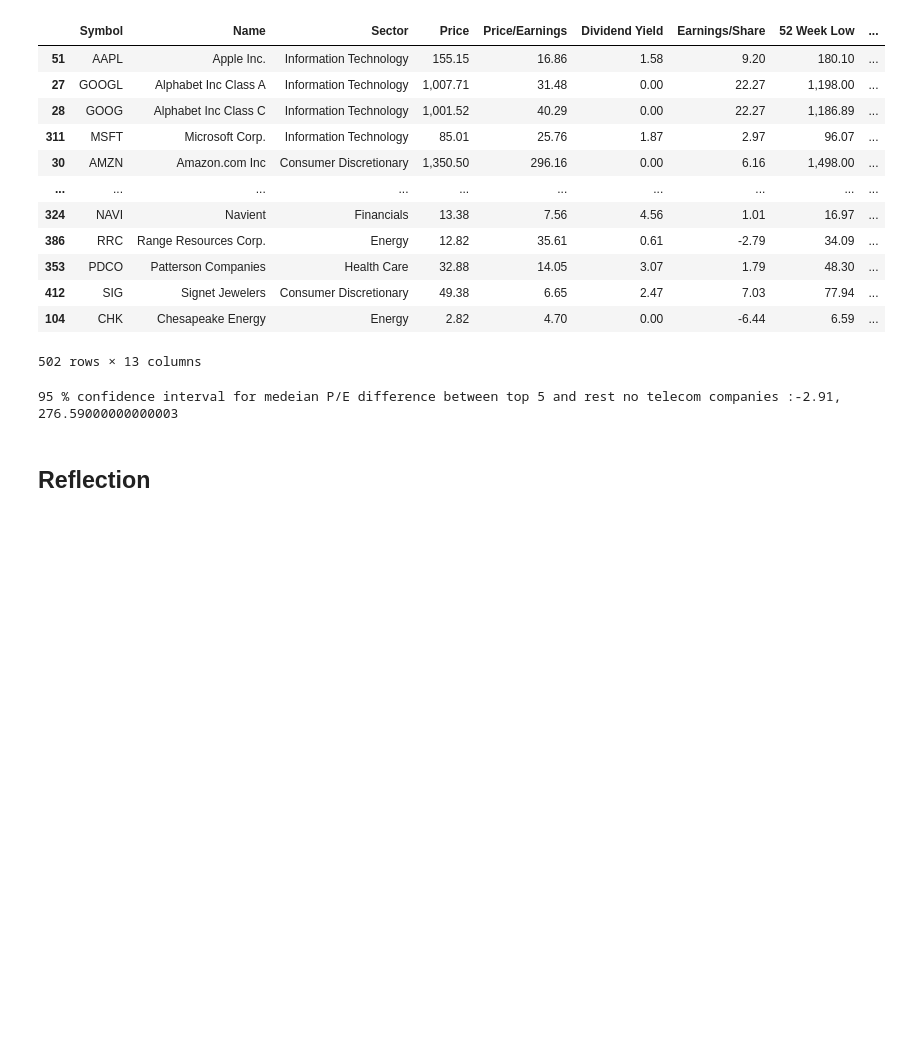
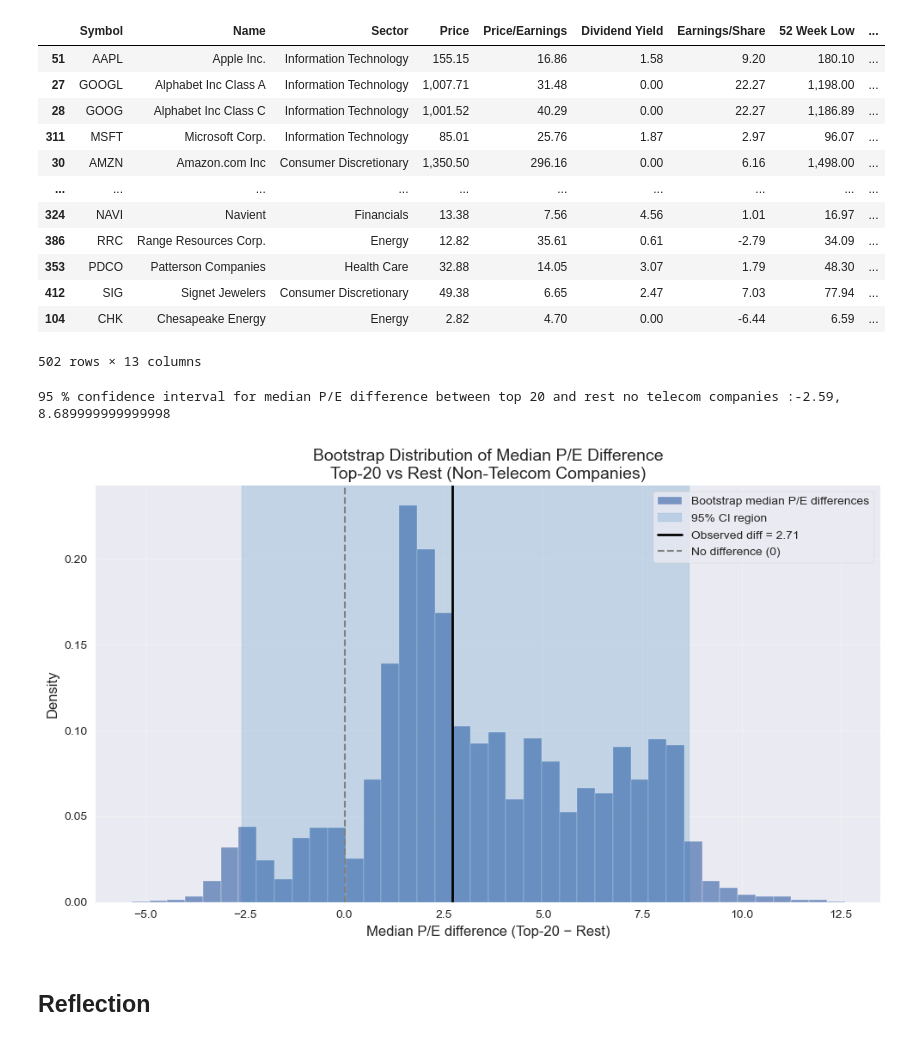
Before and after one commit to kavyakhanna/SP-500-Financial-Analysis, a Jupyter notebook: Analysis.ipynb, the cells around one changed output. Cells and saved outputs as stored; diff of their text form; code cells hidden in the pictures; blank space fills up the shorter version.

```diff
--- a/Analysis.ipynb
+++ b/Analysis.ipynb
@@ -245,16 +199,16 @@ non_telecom_companies
 median “Price/Earnings.” Say in class: “Are the biggest companies priced richer (higher P/E)
  than others, or not?” how to implemnet bootstrap here give steps'''
 
-#split into top 5 and rest
-top_5_non_telecom=non_telecom_companies.head(5).copy()
-rest_non_telecom=non_telecom_companies.iloc[5:].copy()
+#split into top 20 and rest
+top_20_non_telecom=non_telecom_companies.head(20).copy()
+rest_non_telecom=non_telecom_companies.iloc[20:].copy()
 
 #non_telecom_companies.isna().sum()
-top_5_non_telecom=top_5_non_telecom[top_5_non_telecom['Price/Earnings'] >0]
+top_20_non_telecom=top_20_non_telecom[top_20_non_telecom['Price/Earnings'] >0]
 rest_non_telecom=rest_non_telecom[rest_non_telecom['Price/Earnings'] >0]
 
 #median price /earnings
-observed_median_diff=np.median(top_5_non_telecom['Price/Earnings'])- np.median(rest_non_telecom['Price/Earnings'])
+observed_median_diff=np.median(top_20_non_telecom['Price/Earnings'])- np.median(rest_non_telecom['Price/Earnings'])
 observed_median_diff
 
 # Bootstrap procedure to estimate the sampling distribution of the median P/E difference
@@ -263,7 +217,7 @@ boot_diffs = []          # will store the median P/E differences
 np.random.seed(42)       # for reproducibility
 
 for i in range(n_sim):
-    boot_top=top_5_non_telecom.sample(frac=1,replace=True)
+    boot_top=top_20_non_telecom.sample(frac=1,replace=True)
     boot_rest=rest_non_telecom.sample(frac=1,replace=True)
     boot_mean_diffs=np.median(boot_top['Price/Earnings']) - np.median(boot_rest['Price/Earnings'])
     boot_diffs.append(boot_mean_diffs)
@@ -272,9 +226,66 @@ for i in range(n_sim):
 boot_diffs=np.array(boot_diffs)
 lower_ci=np.percentile(boot_diffs,2.5)
 upper_ci=np.percentile(boot_diffs,97.5)
-print(f'95 % confidence interval for medeian P/E difference between top 5 and rest no telecom companies :{lower_ci}, {upper_ci}')
+print(f'95 % confidence interval for median P/E difference between top 20 and rest no telecom companies :{lower_ci}, {upper_ci}')
 # %% [output]
-95 % confidence interval for medeian P/E difference between top 5 and rest no telecom companies :-2.91, 276.59000000000003
+95 % confidence interval for median P/E difference between top 20 and rest no telecom companies :-2.59, 8.689999999999998
+# %%
+#plotting
+
+# 1. (Optional) Use a nicer matplotlib style
+plt.style.use("seaborn-v0_8")  # if this errors, you can remove this line
+
+# 2. Create the figure
+plt.figure(figsize=(10, 6))
+
+# 3. Plot the histogram of bootstrap differences
+plt.hist(
+    boot_diffs,
+    bins=40,
+    density=True,
+    alpha=0.7,
+    edgecolor="white",
+    label="Bootstrap median P/E differences"
+)
+
+# 4. Shade the 95% CI region
+plt.axvspan(
+    lower_ci,
+    upper_ci,
+    color="tab:blue",
+    alpha=0.2,
+    label="95% CI region"
+)
+
+# 5. Add a vertical line for the observed difference
+plt.axvline(
+    observed_median_diff,
+    color="black",
+    linewidth=2,
+    label=f"Observed diff = {observed_median_diff:.2f}"
+)
+
+# 6. Add a vertical line at 0 (no difference)
+plt.axvline(
+    0,
+    color="grey",
+    linestyle="--",
+    linewidth=1.5,
+    label="No difference (0)"
+)
+
+# 7. Labels, title, and legend
+plt.title("Bootstrap Distribution of Median P/E Difference\nTop-20 vs Rest (Non-Telecom Companies)", fontsize=14)
+plt.xlabel("Median P/E difference (Top-20 − Rest)", fontsize=12)
+plt.ylabel("Density", fontsize=12)
+
+plt.legend(frameon=True)
+plt.grid(alpha=0.3)
+
+plt.tight_layout()
+plt.show()
+# %% [output]
+[figure, added]
 # %% [markdown]
 ## **Reflection**
 # %% [markdown]
```
Also changed, not shown: parts of 8 cells of this notebook, 1 other file.
